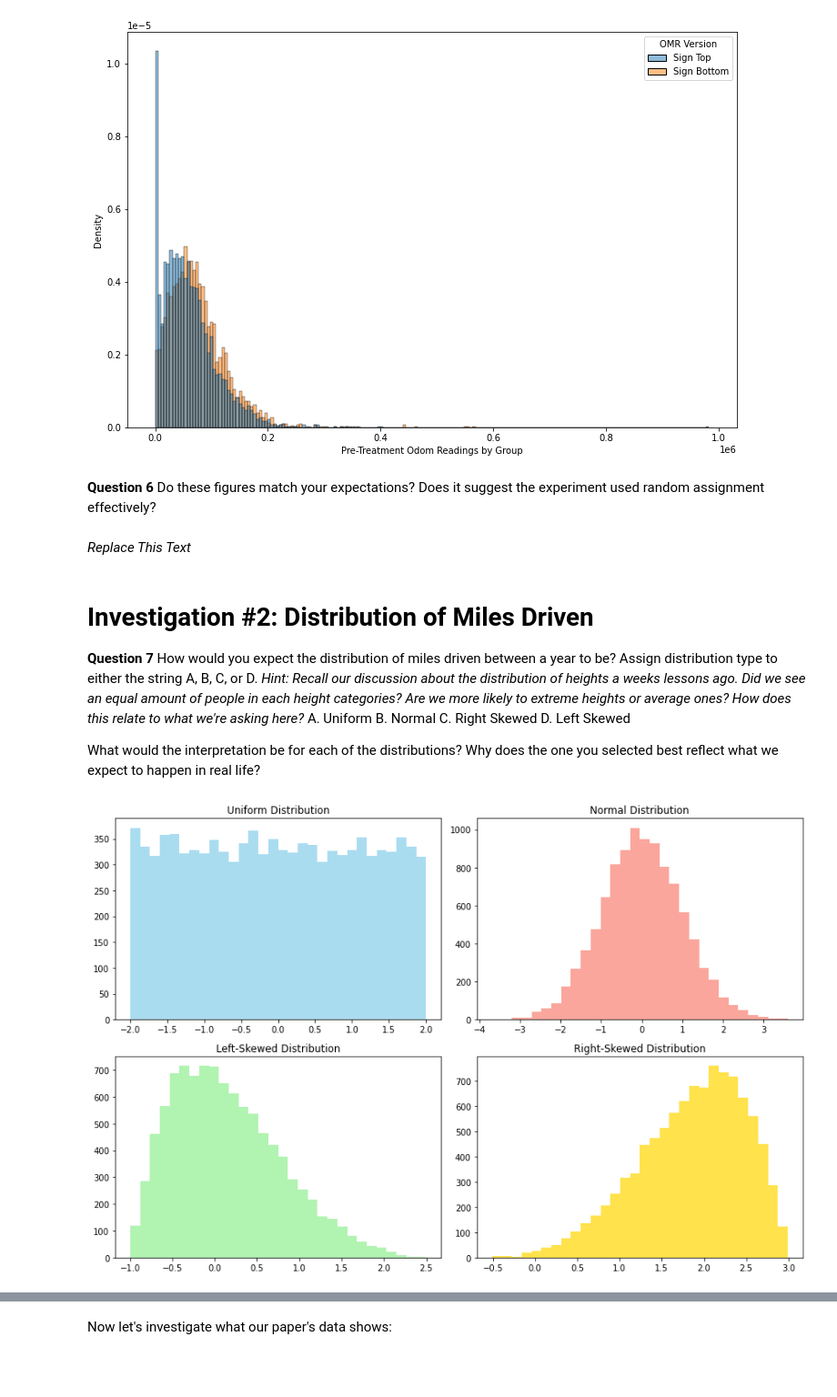
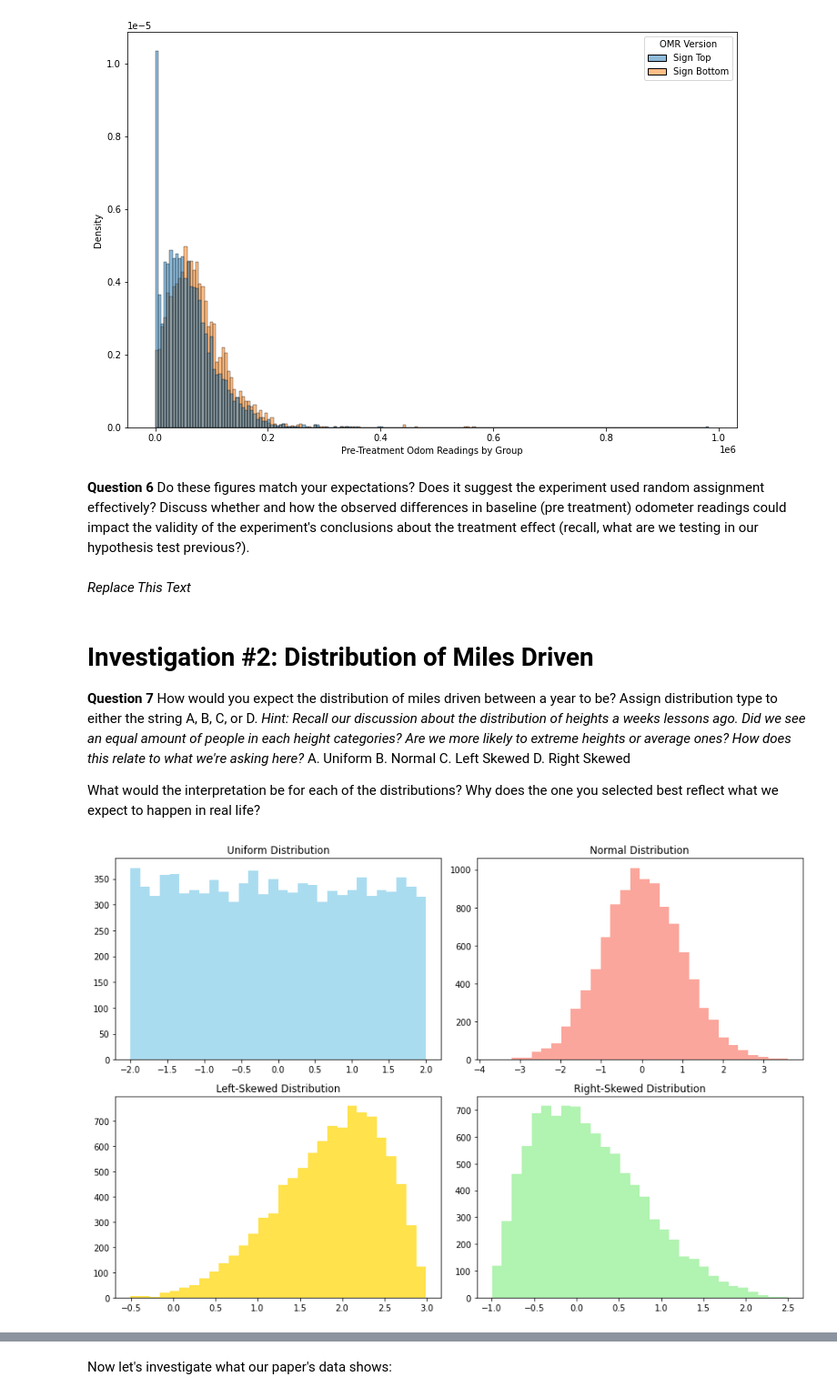
Before and after one commit to sensesensibilityscience/datascience, a Jupyter notebook: 2024/bad_science/bad_science_insurance_experiment.ipynb, the cells around one changed output, grey strips where cells are left out. Shown at 91% size. Saved outputs shown, nothing was run; the diff lists cells and outputs as text; code cells hidden in the pictures; blank space fills up the shorter version.

Commit message:
Update bad_science_insurance_experiment.ipynb
simplified lab, moved more q to worksheet

```diff
--- a/2024/bad_science/bad_science_insurance_experiment.ipynb
+++ b/2024/bad_science/bad_science_insurance_experiment.ipynb
@@ -156,7 +160,7 @@ plt.show()
 # %% [output]
 [figure]
 # %% [markdown]
-**Question 6** Do these figures match your expectations? Does it suggest the experiment used random assignment effectively?
+**Question 6** Do these figures match your expectations? Does it suggest the experiment used random assignment effectively? Discuss whether and how the observed differences in baseline (pre treatment) odometer readings could impact the validity of the experiment's conclusions about the treatment effect (recall, what are we testing in our hypothesis test previous?).
 # %% [markdown]
 *Replace This Text*
 # %% [markdown]
@@ -165,37 +169,38 @@ plt.show()
 *Hint: Recall our discussion about the distribution of heights a weeks lessons ago. Did we see an equal amount of people in each height categories? Are we more likely to extreme heights or average ones? How does this relate to what we're asking here?*</br></br>
 A. Uniform</br>
 B. Normal</br>
-C. Right Skewed</br>
-D. Left Skewed</br>
+C. Left Skewed</br>
+D. Right Skewed</br>
 
 What would the interpretation be for each of the distributions? Why does the one you selected best reflect what we expect to happen in real life?
 # %%
 np.random.seed(0)
 data_uniform = np.random.uniform(-2, 2, 10000)
 data_normal = np.random.normal(0, 1, 10000)
 data_left_skewed = stats.beta(2, 5).rvs(10000) * 4 - 1
 data_right_skewed = stats.beta(5, 2).rvs(10000) * 4 - 1
 
 fig, ax = plt.subplots(2, 2, figsize=(12, 8))
 
 #UNIF
 ax[0, 0].hist(data_uniform, bins=30, color='skyblue', alpha=0.7)
 ax[0, 0].set_title('Uniform Distribution')
 
 #NORM
 ax[0, 1].hist(data_normal, bins=30, color='salmon', alpha=0.7)
 ax[0, 1].set_title('Normal Distribution')
 
 #LSKEW
-ax[1, 0].hist(data_left_skewed, bins=30, color='lightgreen', alpha=0.7)
+ax[1, 0].hist(data_right_skewed, bins=30, color='gold', alpha=0.7)
 ax[1, 0].set_title('Left-Skewed Distribution')
 
 #RSKEW
-ax[1, 1].hist(data_right_skewed, bins=30, color='gold', alpha=0.7)
+ax[1, 1].hist(data_left_skewed, bins=30, color='lightgreen', alpha=0.7)
 ax[1, 1].set_title('Right-Skewed Distribution')
+
 
 plt.tight_layout()
 plt.show()
 # %% [output]
-[figure, old version]
+[figure, new version]
 # %%
```
Also changed, not shown: parts of 20 cells of this notebook.
